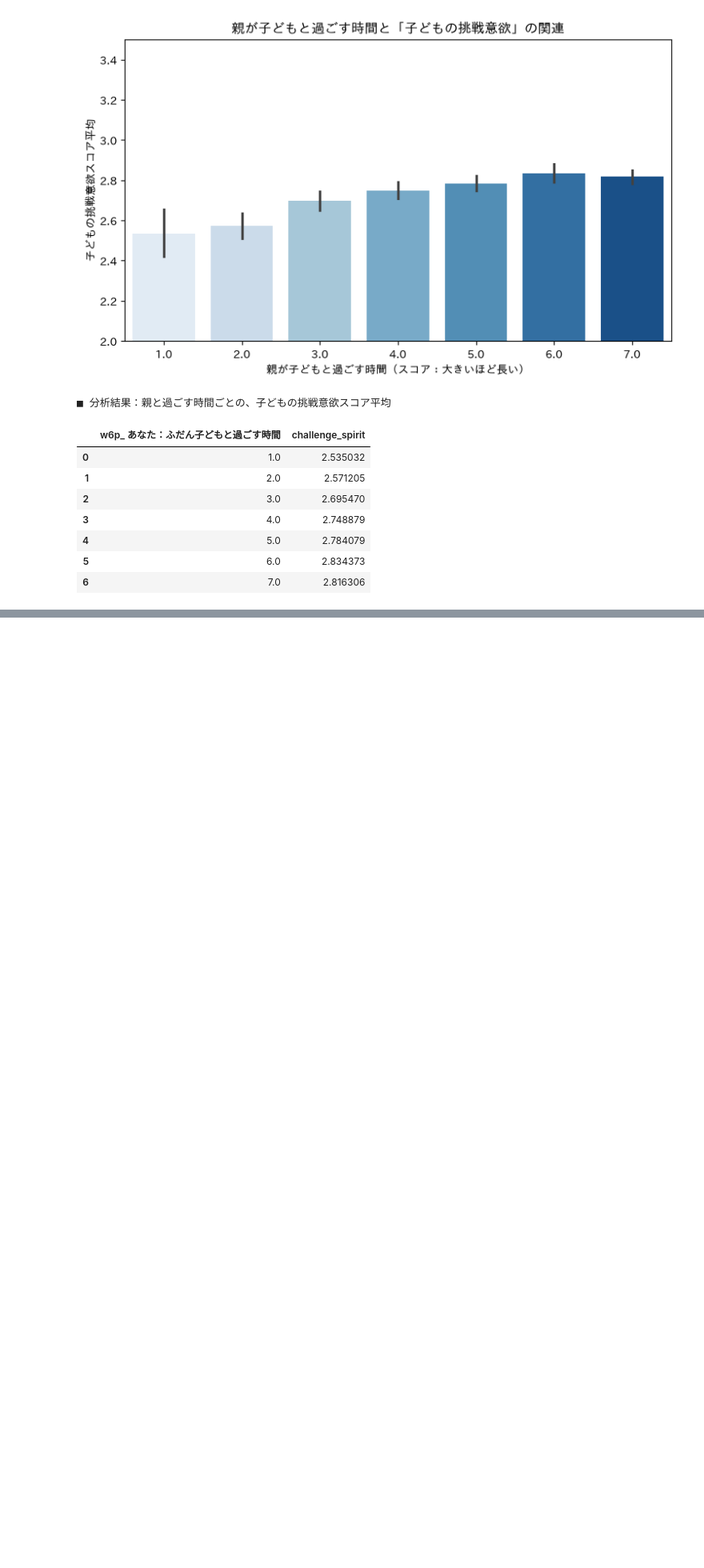
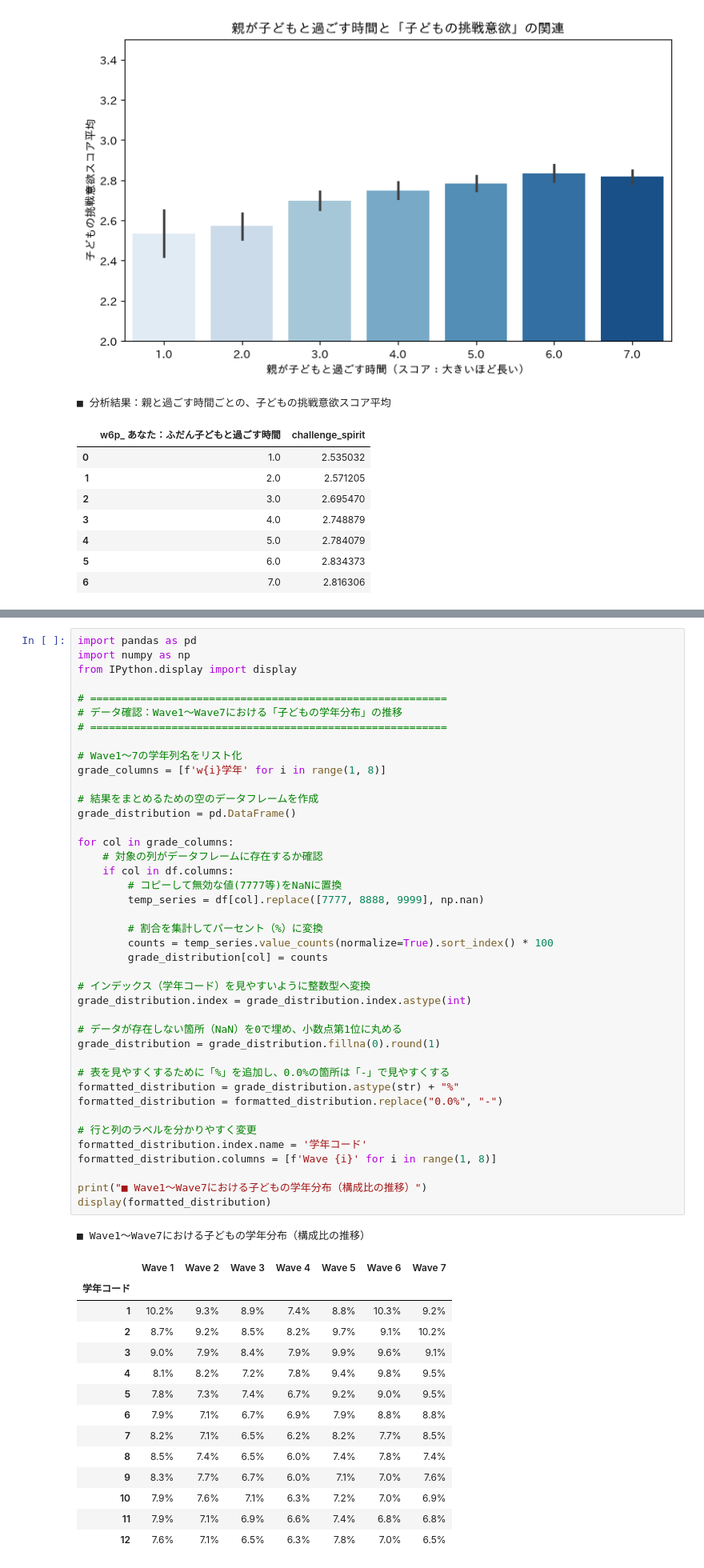
Before and after one commit to KyosukeNagai/DataScienceCompetition, a Jupyter notebook: Calculate.ipynb, the cells around one changed output, grey strips where cells are left out. Shown at 80% size. Drawn from its saved outputs; the diff is of its cells as text; blank space fills up the shorter version.

```diff
--- a/Calculate.ipynb
+++ b/Calculate.ipynb
@@ -640,0 +690,57 @@ Passing `palette` without assigning `hue` is deprecated and will be removed in v
+# %%
+import pandas as pd
+import numpy as np
+from IPython.display import display
+
+# =========================================================
+# データ確認：Wave1〜Wave7における「子どもの学年分布」の推移
+# =========================================================
+
+# Wave1〜7の学年列名をリスト化
+grade_columns = [f'w{i}学年' for i in range(1, 8)]
+
+# 結果をまとめるための空のデータフレームを作成
+grade_distribution = pd.DataFrame()
+
+for col in grade_columns:
+    # 対象の列がデータフレームに存在するか確認
+    if col in df.columns:
+        # コピーして無効な値(7777等)をNaNに置換
+        temp_series = df[col].replace([7777, 8888, 9999], np.nan)
+
+        # 割合を集計してパーセント（%）に変換
+        counts = temp_series.value_counts(normalize=True).sort_index() * 100
+        grade_distribution[col] = counts
+
+# インデックス（学年コード）を見やすいように整数型へ変換
+grade_distribution.index = grade_distribution.index.astype(int)
+
+# データが存在しない箇所（NaN）を0で埋め、小数点第1位に丸める
+grade_distribution = grade_distribution.fillna(0).round(1)
+
+# 表を見やすくするために「%」を追加し、0.0%の箇所は「-」で見やすくする
+formatted_distribution = grade_distribution.astype(str) + "%"
+formatted_distribution = formatted_distribution.replace("0.0%", "-")
+
+# 行と列のラベルを分かりやすく変更
+formatted_distribution.index.name = '学年コード'
+formatted_distribution.columns = [f'Wave {i}' for i in range(1, 8)]
+
+print("■ Wave1〜Wave7における子どもの学年分布（構成比の推移）")
+display(formatted_distribution)
+# %% [output]
+■ Wave1〜Wave7における子どもの学年分布（構成比の推移）
+|  | Wave 1 | Wave 2 | Wave 3 | Wave 4 | Wave 5 | Wave 6 | Wave 7 |
+| 学年コード |  |  |  |  |  |  |  |
+| 1 | 10.2% | 9.3% | 8.9% | 7.4% | 8.8% | 10.3% | 9.2% |
+| 2 | 8.7% | 9.2% | 8.5% | 8.2% | 9.7% | 9.1% | 10.2% |
+| 3 | 9.0% | 7.9% | 8.4% | 7.9% | 9.9% | 9.6% | 9.1% |
+| 4 | 8.1% | 8.2% | 7.2% | 7.8% | 9.4% | 9.8% | 9.5% |
+| 5 | 7.8% | 7.3% | 7.4% | 6.7% | 9.2% | 9.0% | 9.5% |
+| 6 | 7.9% | 7.1% | 6.7% | 6.9% | 7.9% | 8.8% | 8.8% |
+| 7 | 8.2% | 7.1% | 6.5% | 6.2% | 8.2% | 7.7% | 8.5% |
+| 8 | 8.5% | 7.4% | 6.5% | 6.0% | 7.4% | 7.8% | 7.4% |
+| 9 | 8.3% | 7.7% | 6.7% | 6.0% | 7.1% | 7.0% | 7.6% |
+| 10 | 7.9% | 7.6% | 7.1% | 6.3% | 7.2% | 7.0% | 6.9% |
+| 11 | 7.9% | 7.1% | 6.9% | 6.6% | 7.4% | 6.8% | 6.8% |
+| 12 | 7.6% | 7.1% | 6.5% | 6.3% | 7.8% | 7.0% | 6.5% |
```
Also changed, not shown: parts of 3 cells of this notebook.
